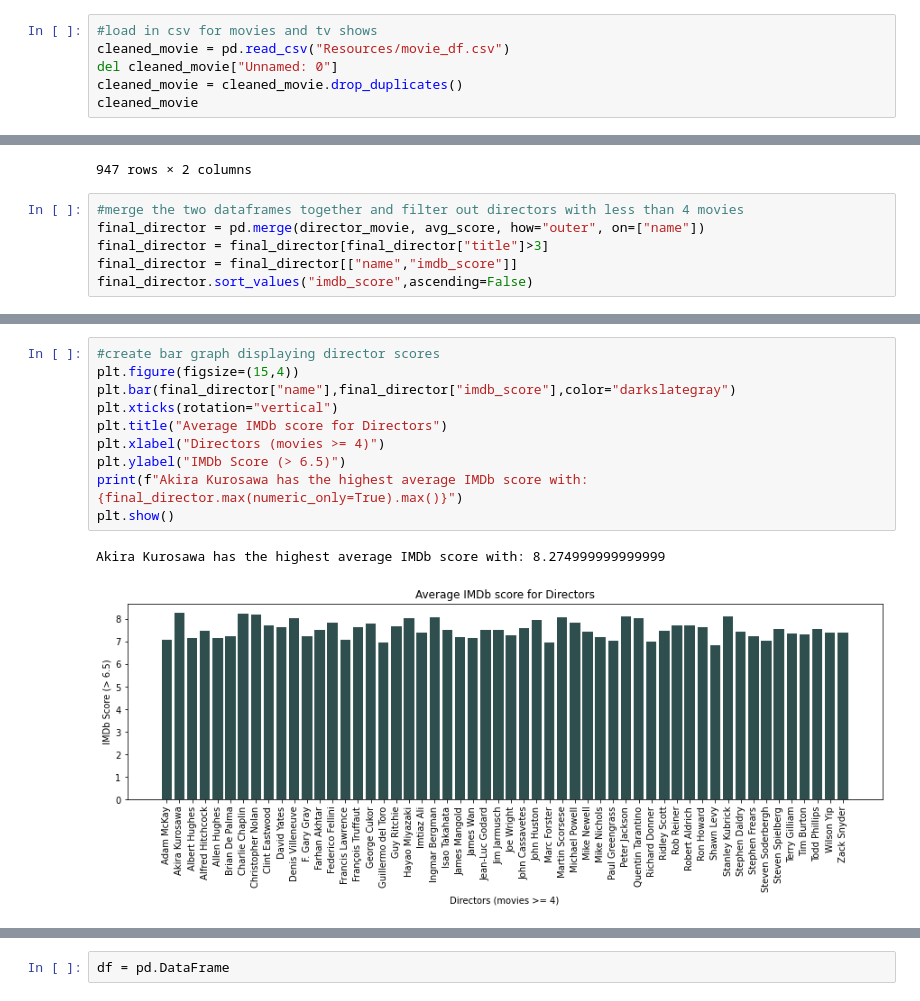
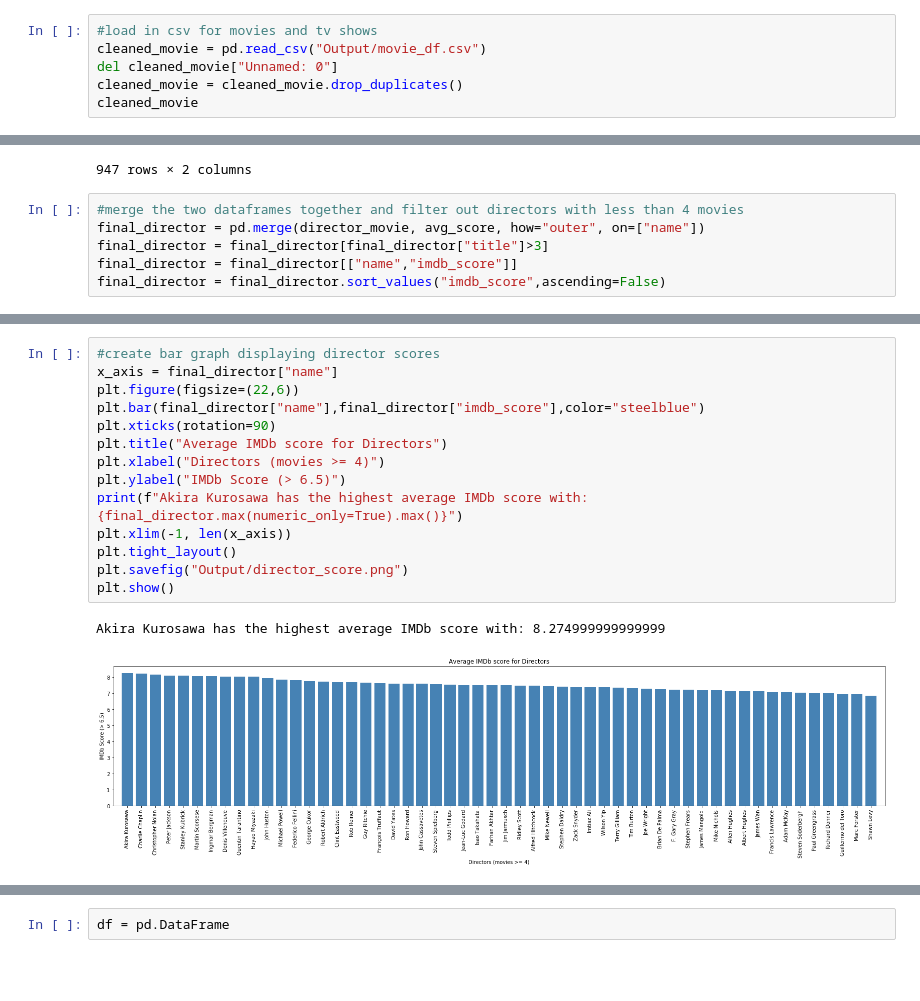
Before and after one commit to thn22/Eclipse__Rodeo2.0, a Jupyter notebook: Visualizations.ipynb, the cells around one changed output, grey strips where cells are left out. Saved outputs shown, nothing was run; the diff lists cells and outputs as text; blank space fills up the shorter version.

Commit message:
updates made to code to export visuals

```diff
--- a/Visualizations.ipynb
+++ b/Visualizations.ipynb
@@ -6,7 +6,7 @@ import numpy as np
 from scipy.stats import linregress
 # %%
 #load in csv for movies and tv shows
-cleaned_movie = pd.read_csv("Resources/movie_df.csv")
+cleaned_movie = pd.read_csv("Output/movie_df.csv")
 del cleaned_movie["Unnamed: 0"]
 cleaned_movie = cleaned_movie.drop_duplicates()
 cleaned_movie
@@ -252,4 +254,4 @@ director_movie
 final_director = pd.merge(director_movie, avg_score, how="outer", on=["name"])
 final_director = final_director[final_director["title"]>3]
 final_director = final_director[["name","imdb_score"]]
-final_director.sort_values("imdb_score",ascending=False)
+final_director = final_director.sort_values("imdb_score",ascending=False)
@@ -274,16 +258,20 @@ final_director.sort_values("imdb_score",ascending=False)
 # %%
 #create bar graph displaying director scores
-plt.figure(figsize=(15,4))
-plt.bar(final_director["name"],final_director["imdb_score"],color="darkslategray")
-plt.xticks(rotation="vertical")
+x_axis = final_director["name"]
+plt.figure(figsize=(22,6))
+plt.bar(final_director["name"],final_director["imdb_score"],color="steelblue")
+plt.xticks(rotation=90)
 plt.title("Average IMDb score for Directors")
 plt.xlabel("Directors (movies >= 4)")
 plt.ylabel("IMDb Score (> 6.5)")
 print(f"Akira Kurosawa has the highest average IMDb score with: {final_director.max(numeric_only=True).max()}")
+plt.xlim(-1, len(x_axis))
+plt.tight_layout()
+plt.savefig("Output/director_score.png")
 plt.show()
 # %% [output]
 Akira Kurosawa has the highest average IMDb score with: 8.274999999999999
-[figure, old version]
+[figure, new version]
 # %%
 #filter dataframe to show Akira Kurosawa's movies
 akira_df = cleaned_movie[cleaned_movie["name"]=="Akira Kurosawa"]
```
Also changed, not shown: parts of 14 cells of this notebook, 10 other files.
